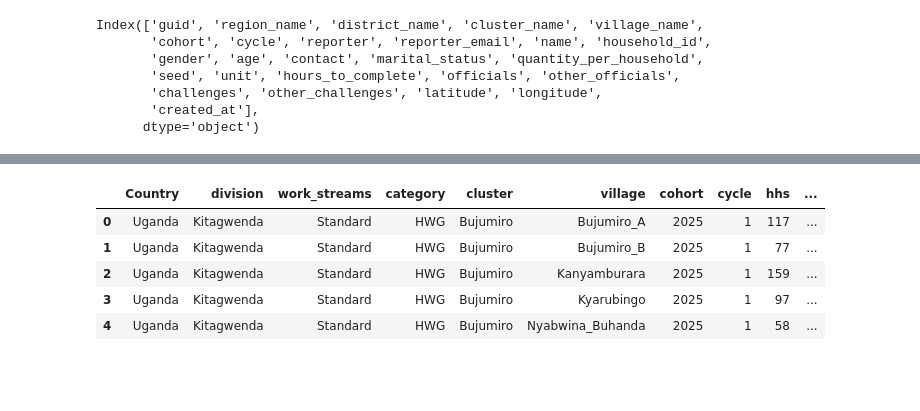
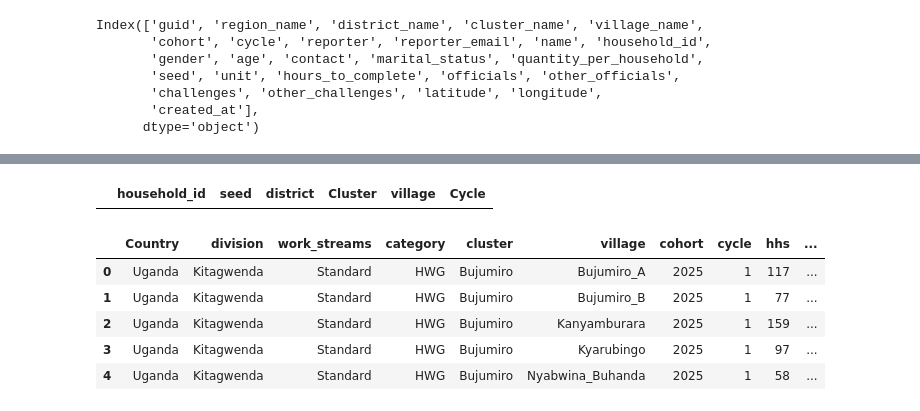
Before and after one commit to edisonmugabi/HWG-Q1-Reporting-2025, a Jupyter notebook: Code used/Q1 reporting HWG-checkpoint.ipynb, the cells around one changed output, grey strips where cells are left out. Drawn from its saved outputs; the diff is of its cells as text; code cells hidden in the pictures; blank space fills up the shorter version.

```diff
--- a/Code used/Q1 reporting HWG-checkpoint.ipynb
+++ b/Code used/Q1 reporting HWG-checkpoint.ipynb
@@ -544,7 +578,7 @@ differences_seed_analysis.to_excel(r"C:\Users\Edison New\Desktop\HWG Q1 Reportin
 # %% [markdown]
 # seed distribution 2025 cycle A
 # %%
-data_distribution=pd.read_csv(r"C:\Users\Edison New\Desktop\HWG Q1 Reporting 2025\Raw data sets from the app\check2 hWG Q1 files\Seed distribution 2025A check#3.csv")
+data_distribution=pd.read_csv(r"C:\Users\Edison New\Desktop\HWG Q1 Reporting 2025\Raw data sets from the app\seed distribution 2025 check#4.csv")
 # %%
 design_hh_seed_df=pd.read_excel(r"C:\Users\Edison New\Desktop\HWG Q1 Reporting 2025\Raw data sets from the app\check2 hWG Q1 files\seed designed to be distributed at HH level.xlsx")
 # %%
@@ -577,0 +630,44 @@ for cluster in cluster:
+# %%
+beans=[]
+maize=[]
+Irish_potatoes=[]
+# %%
+def HH_missed_seed(data):
+    beans = []
+    maize = []
+    Irish_potatoes = []
+
+    for _, row in data.iterrows():
+        if row['seed'] == 'Beans':
+            if not census_2025['household_id'].isin([row['household_id']]).any():
+                beans.append(row['household_id'])
+        elif row['seed'] == "Maize" and row['district_name'] == "Kitagwenda":
+            if not census_2025['household_id'].isin([row['household_id']]).any():
+                maize.append(row['household_id'])
+        elif row['seed'] == "Irish Potatoes":
+            if not census_2025['household_id'].isin([row['household_id']]).any():
+                Irish_potatoes.append(row['household_id'])
+
+    df_beans = pd.DataFrame(beans, columns=['household_id'])
+    df_beans['seed'] = "Beans"
+    df_maize = pd.DataFrame(maize, columns=['household_id'])
+    df_maize['seed'] = "Maize"
+    df_irish = pd.DataFrame(Irish_potatoes, columns=['household_id'])
+    df_irish['seed'] = "Irish Potatoes"
+
+    df = pd.concat([df_beans, df_maize, df_irish])
+
+    # Merge with summary_census_b to get district, village_name, cluster, and cycle
+    df = df.merge(census_2025[['household_id', 'district','Cluster', 'village', 'Cycle']], on='household_id', how='left')
+
+    return df
+# %%
+missed_seed_list = []
+for _, row in data_distribution.iterrows():
+	missed_seed_list.append(HH_missed_seed(pd.DataFrame([row])))
+
+data_missed_seed = pd.concat(missed_seed_list, ignore_index=True)
+# %%
+data_missed_seed
+# %% [output]
+|  | household_id | seed | district | Cluster | village | Cycle |
```
Also changed, not shown: parts of 25 cells of this notebook, 11 other files.
